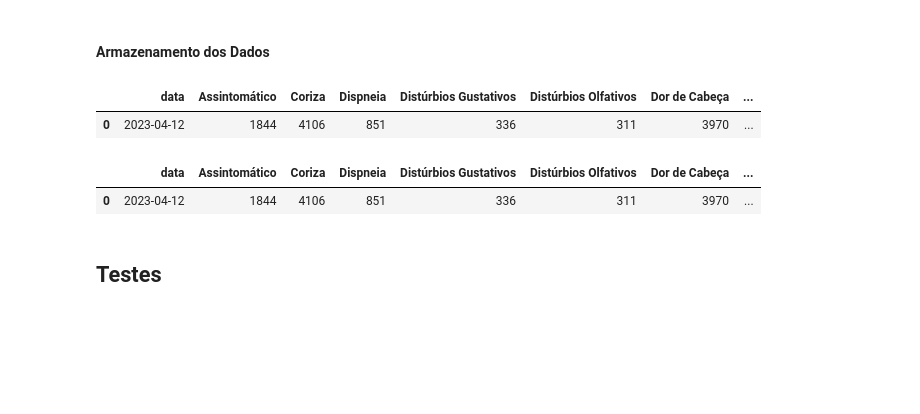
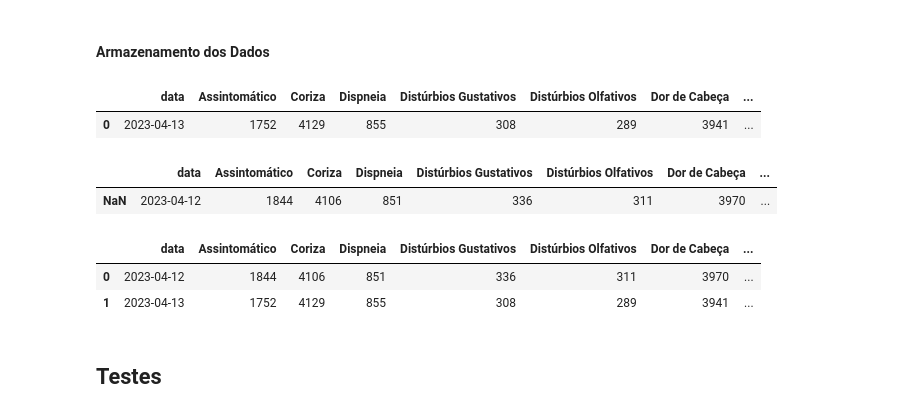
Before and after one commit to liliansom/API_SindromeGripal, a Jupyter notebook: SindromeGripal_API.ipynb, the cells around one changed output. Drawn from its saved outputs; the diff is of its cells as text; code cells hidden in the pictures; blank space fills up the shorter version.

Commit message:
correção do código de armazenamento
armazenamento dos sintomas estava com bug, apagando registro anterior.
corrigido.

```diff
--- a/SindromeGripal_API.ipynb
+++ b/SindromeGripal_API.ipynb
@@ -307,33 +306,30 @@ display(df_sintomas)
 # %%
 data = date.today().strftime('%Y-%m-%d')
 df_sintomas['data'] = data
 
 # Transformando os testes em colunas e os números em linhas
 df_sintomas = df_sintomas.pivot(index='data', columns='Sintomas', values='Total')
 
 # Resetando o índice para obter a data como coluna
 df_sintomas = df_sintomas.reset_index()
 
 # Renomeando as colunas para o nome dos testes
 df_sintomas.columns.name = None
 
 display(df_sintomas)
 
 # Armazenando arquivos csv
-df_sintomas.to_csv(r'data\notificacoes_sintomas.csv')
+# df_sintomas.to_csv(r'data\notificacoes_sintomas.csv')
 # %% [output]
 |  | data | Assintomático | Coriza | Dispneia | Distúrbios Gustativos | Distúrbios Olfativos | Dor de Cabeça | ... |
-| 0 | 2023-04-12 | 1844 | 4106 | 851 | 336 | 311 | 3970 | ... |
+| 0 | 2023-04-13 | 1752 | 4129 | 855 | 308 | 289 | 3941 | ... |
 # %%
 # Atualização dos dados em arquivo CSV: neste passo iremos atualizar os novos dados no arquivo CSV existente
 
 # Leitura dos arquivos com especificação do índice de linha
 notificacoes_sintomas = pd.read_csv(r'data\notificacoes_sintomas.csv', index_col=0)
 novas_notif_sintomas = df_sintomas
-
-# Filtrar linhas duplicadas
-novas_notif_sintomas = novas_notif_sintomas[~novas_notif_sintomas['data'].isin(notificacoes_sintomas['data'])]
-
+display(notificacoes_sintomas)
 # Concatenando os DataFrames
 notificacoes_sintomas = pd.concat([notificacoes_sintomas, novas_notif_sintomas], ignore_index=True)
 
@@ -345,7 +341,10 @@ display(notificacoes_sintomas)
 notificacoes_sintomas.to_csv(r'data\notificacoes_sintomas.csv', index=False)
 # %% [output]
 |  | data | Assintomático | Coriza | Dispneia | Distúrbios Gustativos | Distúrbios Olfativos | Dor de Cabeça | ... |
-| 0 | 2023-04-12 | 1844 | 4106 | 851 | 336 | 311 | 3970 | ... |
+| NaN | 2023-04-12 | 1844 | 4106 | 851 | 336 | 311 | 3970 | ... |
+|  | data | Assintomático | Coriza | Dispneia | Distúrbios Gustativos | Distúrbios Olfativos | Dor de Cabeça | ... |
+| 0 | 2023-04-12 | 1844 | 4106 | 851 | 336 | 311 | 3970 | ... |
+| 1 | 2023-04-13 | 1752 | 4129 | 855 | 308 | 289 | 3941 | ... |
 # %% [markdown]
 ## Testes
 # %% [markdown]
```
Also changed, not shown: parts of 14 cells of this notebook.
